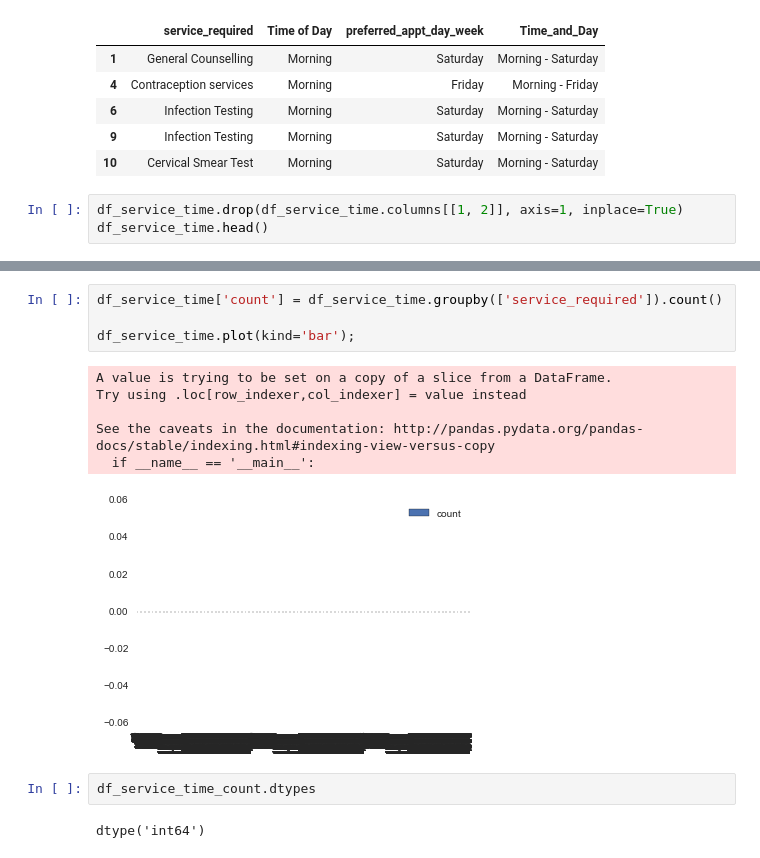
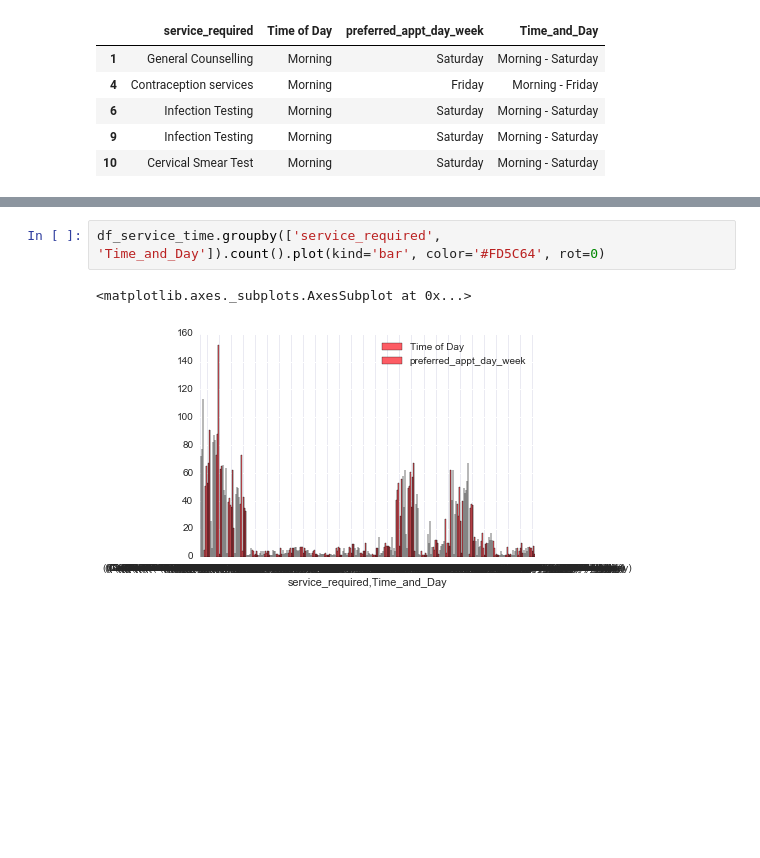
Before and after one commit to kevmct90/womens-health-project, a Jupyter notebook: notebooks/Services-By-Time.ipynb, the cells around one changed output, grey strips where cells are left out. Drawn from its saved outputs; the diff is of its cells as text; blank space fills up the shorter version.

Commit message:
added plot over time by service

```diff
--- a/notebooks/Services-By-Time.ipynb
+++ b/notebooks/Services-By-Time.ipynb
@@ -172,6 +172,3 @@ See the caveats in the documentation: http://pandas.pydata.org/pandas-docs/stabl
 | 6 | Infection Testing | Morning | Saturday | Morning - Saturday |
 | 9 | Infection Testing | Morning | Saturday | Morning - Saturday |
 | 10 | Cervical Smear Test | Morning | Saturday | Morning - Saturday |
-# %%
-df_service_time.drop(df_service_time.columns[[1, 2]], axis=1, inplace=True)
-df_service_time.head()
@@ -189,15 +199,5 @@ See the caveats in the documentation: http://pandas.pydata.org/pandas-docs/stabl
 # %%
-df_service_time['count'] = df_service_time.groupby(['service_required']).count()
-
-df_service_time.plot(kind='bar');
+df_service_time.groupby(['service_required', 'Time_and_Day']).count().plot(kind='bar', color='#FD5C64', rot=0)
 # %% [output]
-A value is trying to be set on a copy of a slice from a DataFrame.
-Try using .loc[row_indexer,col_indexer] = value instead
-
-See the caveats in the documentation: http://pandas.pydata.org/pandas-docs/stable/indexing.html#indexing-view-versus-copy
-  if __name__ == '__main__':
+<matplotlib.axes._subplots.AxesSubplot at 0x...>
-[figure, old version]
+[figure, new version]
-# %%
-df_service_time_count.dtypes
-# %% [output]
-dtype('int64')
```
Also changed, not shown: parts of 22 cells of this notebook, 1 other file.
